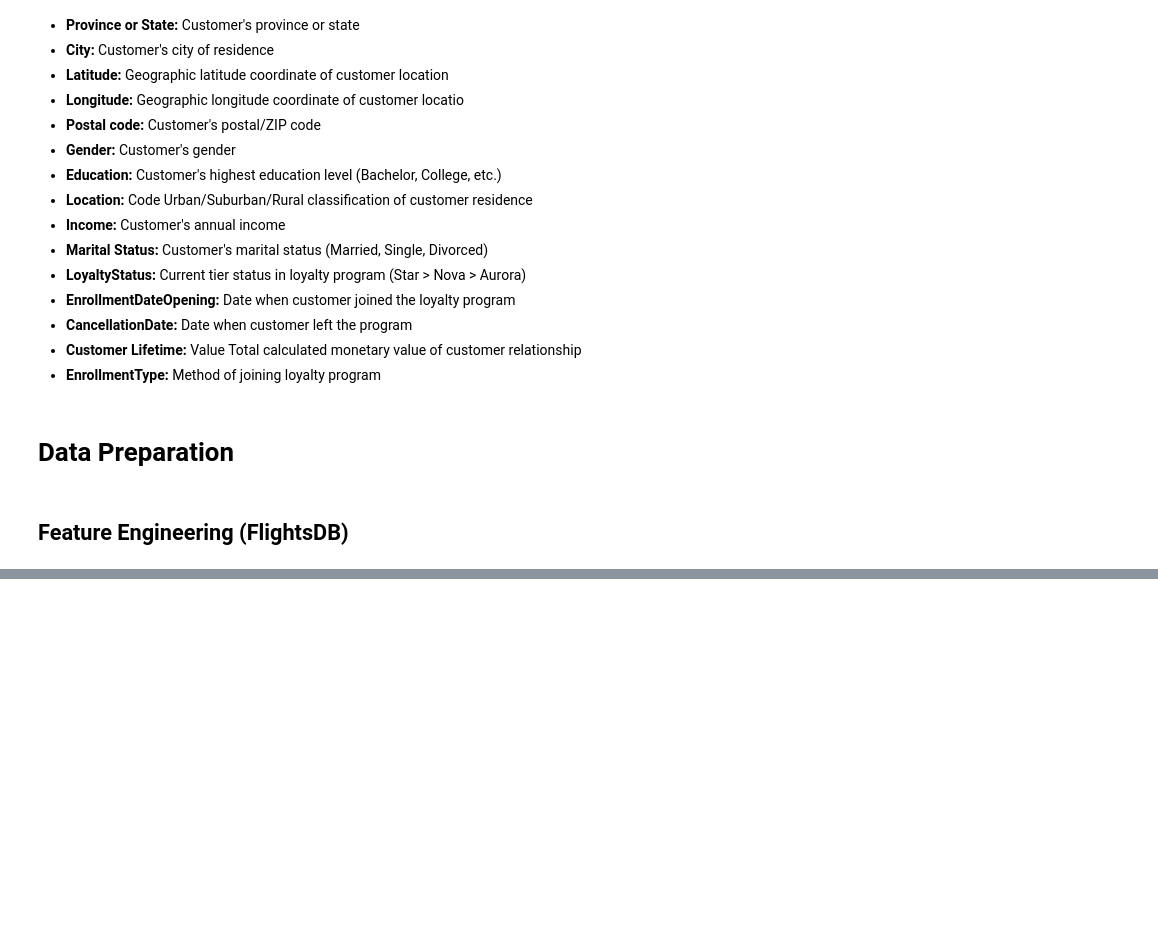
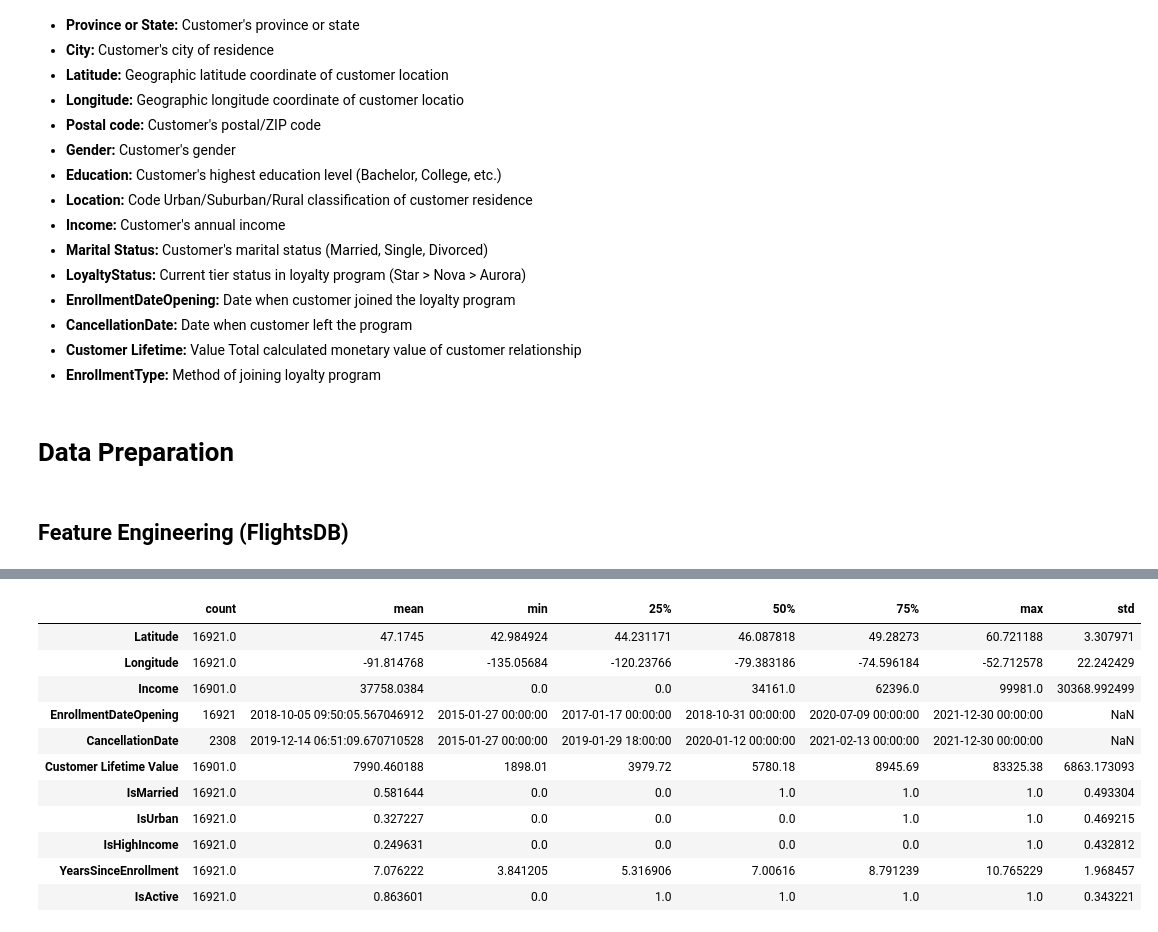
Before and after one commit to lourenco500/Data-Mining-Project, a Jupyter notebook: Feature_Engineering(Data Preprocessing).ipynb, the cells around one changed output, grey strips where cells are left out. Drawn from its saved outputs; the diff is of its cells as text; code cells hidden in the pictures; blank space fills up the shorter version.

```diff
--- a/Feature_Engineering(Data Preprocessing).ipynb
+++ b/Feature_Engineering(Data Preprocessing).ipynb
@@ -245,0 +266,78 @@ df_final.head()
+# %%
+# Convert enrollment and cancellation dates to datetime
+customerDB['EnrollmentDateOpening'] = pd.to_datetime(customerDB['EnrollmentDateOpening'], errors='coerce')
+customerDB['CancellationDate'] = pd.to_datetime(customerDB['CancellationDate'], errors='coerce')
+
+# Today reference (or max date from flightsDB if preferred)
+reference_date = pd.Timestamp.today()
+
+# IsMarried
+customerDB['IsMarried'] = customerDB['Marital Status'].str.lower().eq('married').astype(int)
+
+# IsUrban
+customerDB['IsUrban'] = customerDB['Location Code'].str.lower().eq('urban').astype(int)
+
+# IsHighIncome → Above 75th percentile
+income_threshold = customerDB['Income'].quantile(0.75)
+customerDB['IsHighIncome'] = (customerDB['Income'] > income_threshold).astype(int)
+
+# IncomeBins (quartiles)
+# Compute quartile bins with duplicate edges dropped
+bins = pd.qcut(
+    customerDB['Income'],
+    q=4,
+    duplicates='drop'
+)
+
+# Assign category labels based on number of bins actually created
+bins_labels = ['Low', 'Med-Low', 'Med-High', 'High'][:bins.cat.categories.size]
+customerDB['IncomeBins'] = pd.qcut(
+    customerDB['Income'],
+    q=4,
+    labels=bins_labels,
+    duplicates='drop'
+)
+
+
+# HouseholdType → Marital + Location combo
+customerDB['HouseholdType'] = (
+    customerDB['Location Code'].fillna('Unknown') + '-' +
+    customerDB['Marital Status'].fillna('Unknown')
+)
+
+# YearsSinceEnrollment
+customerDB['YearsSinceEnrollment'] = (
+    (reference_date - customerDB['EnrollmentDateOpening']).dt.days / 365.25
+).fillna(0).clip(lower=0)
+
+# IsActive → No cancellation = still active
+customerDB['IsActive'] = customerDB['CancellationDate'].isna().astype(int)
+
+# CLVBins → Categorize Customer Lifetime Value into 5 bins
+clv_bins = 5
+customerDB['CLVBins'] = pd.qcut(
+    customerDB['Customer Lifetime Value'],
+    q=clv_bins,
+    labels=["Very Low", "Low", "Medium", "High", "Very High"],
+    duplicates='drop'  # handle case where not enough unique values exist
+)
+
+
+# Create expanded dataset (copy including new features)
+customerDB_expanded = customerDB.copy()
+
+# Preview result
+customerDB_expanded.describe().T
+# %% [output]
+|  | count | mean | min | 25% | 50% | 75% | max | std |
+| Latitude | 16921.0 | 47.1745 | 42.984924 | 44.231171 | 46.087818 | 49.28273 | 60.721188 | 3.307971 |
+| Longitude | 16921.0 | -91.814768 | -135.05684 | -120.23766 | -79.383186 | -74.596184 | -52.712578 | 22.242429 |
+| Income | 16901.0 | 37758.0384 | 0.0 | 0.0 | 34161.0 | 62396.0 | 99981.0 | 30368.992499 |
+| EnrollmentDateOpening | 16921 | 2018-10-05 09:50:05.567046912 | 2015-01-27 00:00:00 | 2017-01-17 00:00:00 | 2018-10-31 00:00:00 | 2020-07-09 00:00:00 | 2021-12-30 00:00:00 | NaN |
+| CancellationDate | 2308 | 2019-12-14 06:51:09.670710528 | 2015-01-27 00:00:00 | 2019-01-29 18:00:00 | 2020-01-12 00:00:00 | 2021-02-13 00:00:00 | 2021-12-30 00:00:00 | NaN |
+| Customer Lifetime Value | 16901.0 | 7990.460188 | 1898.01 | 3979.72 | 5780.18 | 8945.69 | 83325.38 | 6863.173093 |
+| IsMarried | 16921.0 | 0.581644 | 0.0 | 0.0 | 1.0 | 1.0 | 1.0 | 0.493304 |
+| IsUrban | 16921.0 | 0.327227 | 0.0 | 0.0 | 0.0 | 1.0 | 1.0 | 0.469215 |
+| IsHighIncome | 16921.0 | 0.249631 | 0.0 | 0.0 | 0.0 | 0.0 | 1.0 | 0.432812 |
+| YearsSinceEnrollment | 16921.0 | 7.076222 | 3.841205 | 5.316906 | 7.00616 | 8.791239 | 10.765229 | 1.968457 |
+| IsActive | 16921.0 | 0.863601 | 0.0 | 1.0 | 1.0 | 1.0 | 1.0 | 0.343221 |
```
Also changed, not shown: parts of 36 cells of this notebook, 4 other files.
